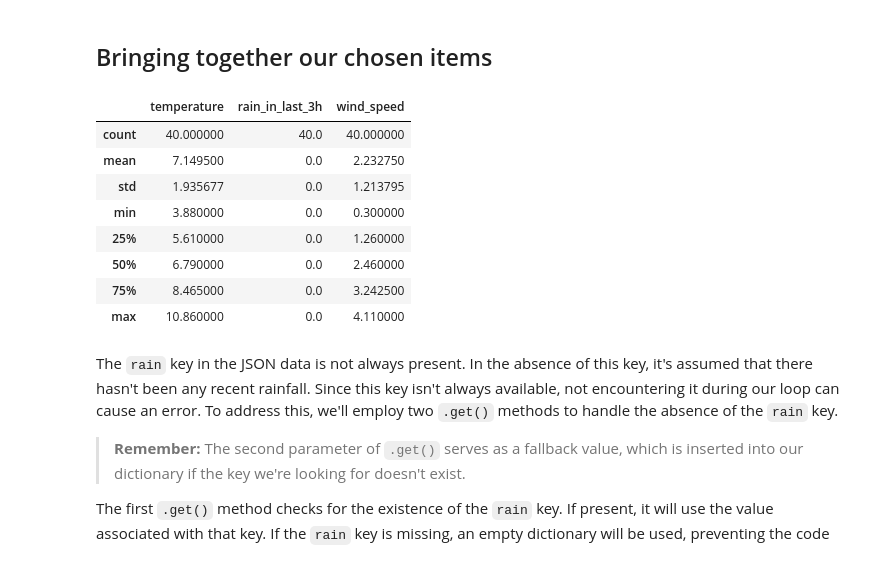
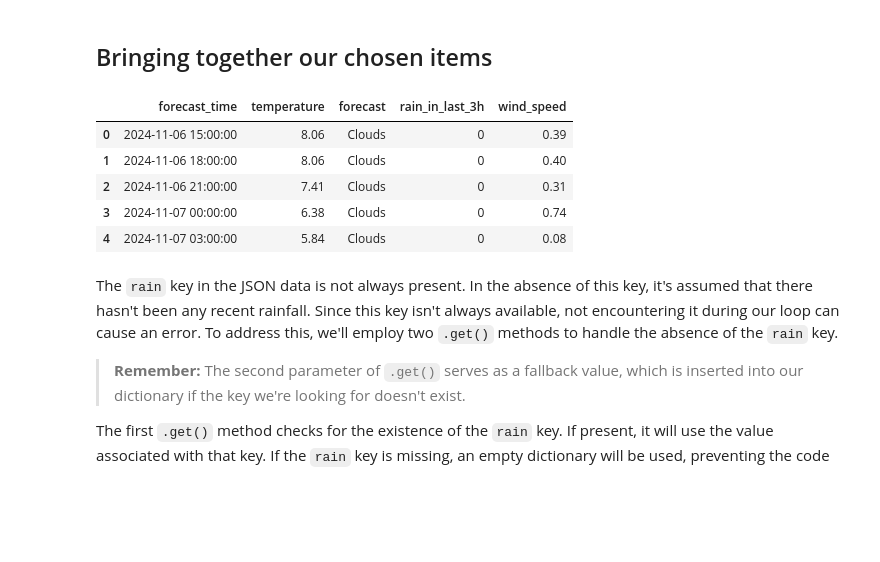
Before and after one commit to nicholas-glanvill/ds_notebooks, a Jupyter notebook: 5.data engineering/4_weather_sample_solution.ipynb, the cells around one changed output. Cells and saved outputs as stored; diff of their text form; code cells hidden in the pictures; blank space fills up the shorter version.

Commit message:
weather api and table

```diff
--- a/5.data engineering/4_weather_sample_solution.ipynb
+++ b/5.data engineering/4_weather_sample_solution.ipynb
@@ -217,30 +217,27 @@ json["list"][0].get("rain", {}).get("3h", 0)
 # %%
 weather_items = []
 # run through every element in the json list. The Item is adictionary. The .get(KEY) method returns the value
 for item in json["list"]:
     weather_item = {
         "forecast_time": item.get("dt_txt", None),
         "temperature": item["main"].get("temp", None), # specify the key main --> and then use the get method for this dictionary
         "forecast": item["weather"][0].get("main", None), #specify the key weather --> that is a list - use the first element
         "rain_in_last_3h": item.get("rain", {}).get("3h", 0),
         "wind_speed": item["wind"].get("speed", None),
     }
 
     weather_items.append(weather_item)
 
 weather_df = pd.DataFrame(weather_items)
 
-weather_df.describe()
+weather_df.head()
 # %% [output]
-|  | temperature | rain_in_last_3h | wind_speed |
-| count | 40.000000 | 40.0 | 40.000000 |
-| mean | 7.149500 | 0.0 | 2.232750 |
-| std | 1.935677 | 0.0 | 1.213795 |
-| min | 3.880000 | 0.0 | 0.300000 |
-| 25% | 5.610000 | 0.0 | 1.260000 |
-| 50% | 6.790000 | 0.0 | 2.460000 |
-| 75% | 8.465000 | 0.0 | 3.242500 |
-| max | 10.860000 | 0.0 | 4.110000 |
+|  | forecast_time | temperature | forecast | rain_in_last_3h | wind_speed |
+| 0 | 2024-11-06 15:00:00 | 8.06 | Clouds | 0 | 0.39 |
+| 1 | 2024-11-06 18:00:00 | 8.06 | Clouds | 0 | 0.40 |
+| 2 | 2024-11-06 21:00:00 | 7.41 | Clouds | 0 | 0.31 |
+| 3 | 2024-11-07 00:00:00 | 6.38 | Clouds | 0 | 0.74 |
+| 4 | 2024-11-07 03:00:00 | 5.84 | Clouds | 0 | 0.08 |
 # %% [markdown]
 The `rain` key in the JSON data is not always present. In the absence of this key, it's assumed that there hasn't been any recent rainfall. Since this key isn't always available, not encountering it during our loop can cause an error. To address this, we'll employ two `.get()` methods to handle the absence of the `rain` key.
 
```
Also changed, not shown: parts of 19 cells of this notebook, 4 other files.
